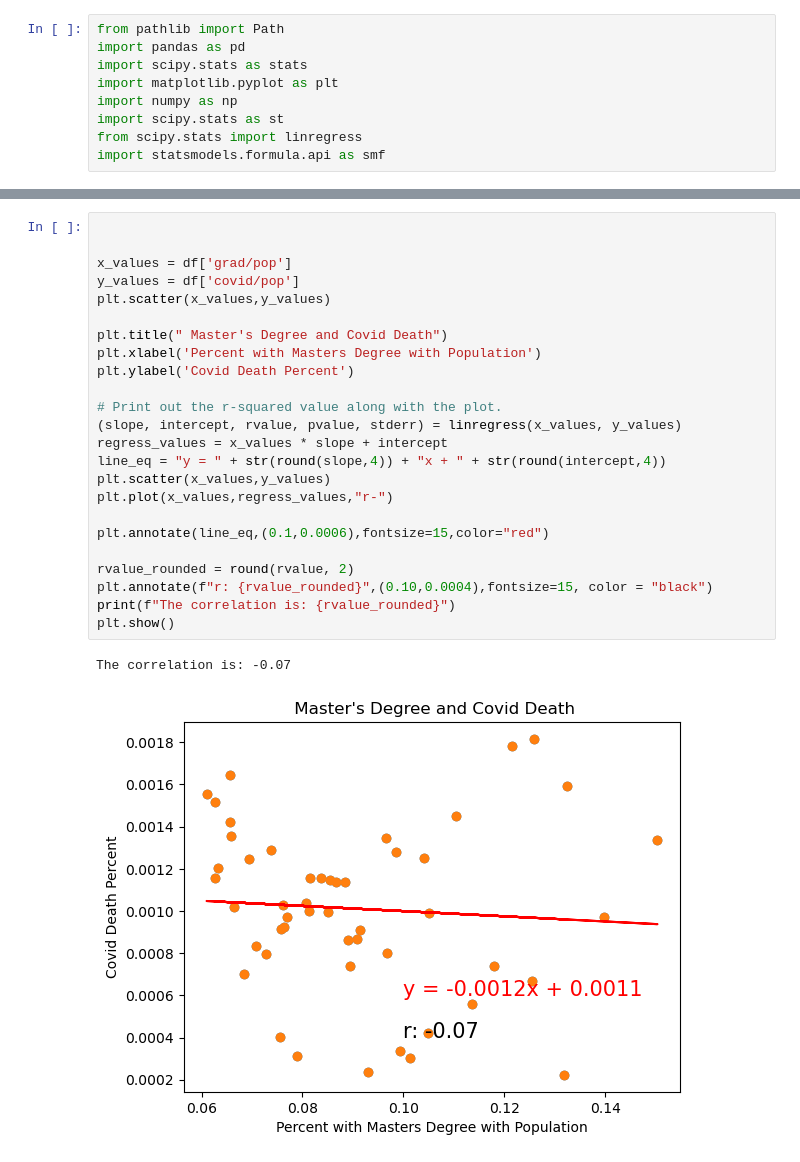
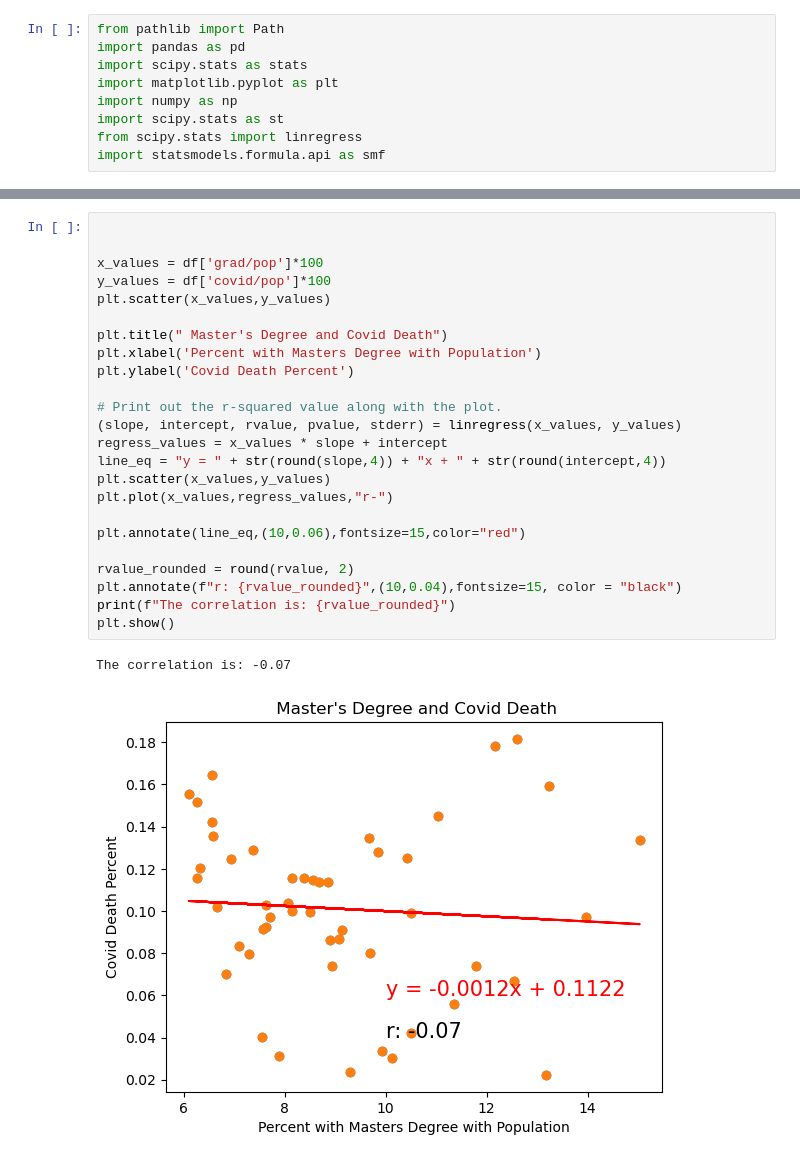
Before and after one commit to btdeering/project-1, a Jupyter notebook: edu vs covid.ipynb, the cells around one changed output, grey strips where cells are left out. Drawn from its saved outputs; the diff is of its cells as text.

```diff
--- a/edu vs covid.ipynb
+++ b/edu vs covid.ipynb
@@ -92,27 +92,27 @@ The correlation is: -0.26
 # %%
 
 
-x_values = df['grad/pop']
-y_values = df['covid/pop']
+x_values = df['grad/pop']*100
+y_values = df['covid/pop']*100
 plt.scatter(x_values,y_values)
 
 plt.title(" Master's Degree and Covid Death")
 plt.xlabel('Percent with Masters Degree with Population')
 plt.ylabel('Covid Death Percent')
 
 # Print out the r-squared value along with the plot.
 (slope, intercept, rvalue, pvalue, stderr) = linregress(x_values, y_values)
 regress_values = x_values * slope + intercept
 line_eq = "y = " + str(round(slope,4)) + "x + " + str(round(intercept,4))
 plt.scatter(x_values,y_values)
 plt.plot(x_values,regress_values,"r-")
 
-plt.annotate(line_eq,(0.1,0.0006),fontsize=15,color="red")
+plt.annotate(line_eq,(10,0.06),fontsize=15,color="red")
 
 rvalue_rounded = round(rvalue, 2)
-plt.annotate(f"r: {rvalue_rounded}",(0.10,0.0004),fontsize=15, color = "black")
+plt.annotate(f"r: {rvalue_rounded}",(10,0.04),fontsize=15, color = "black")
 print(f"The correlation is: {rvalue_rounded}")
 plt.show()
 # %% [output]
 The correlation is: -0.07
-[figure, old version]
+[figure, new version]
```
Also changed, not shown: parts of 3 cells of this notebook, 16 other files.
